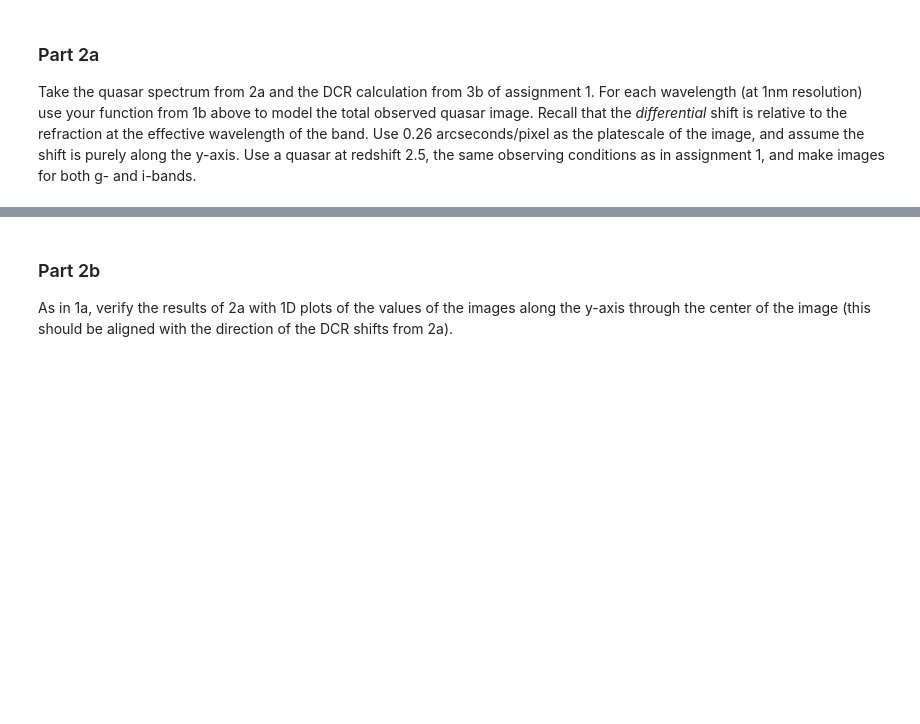
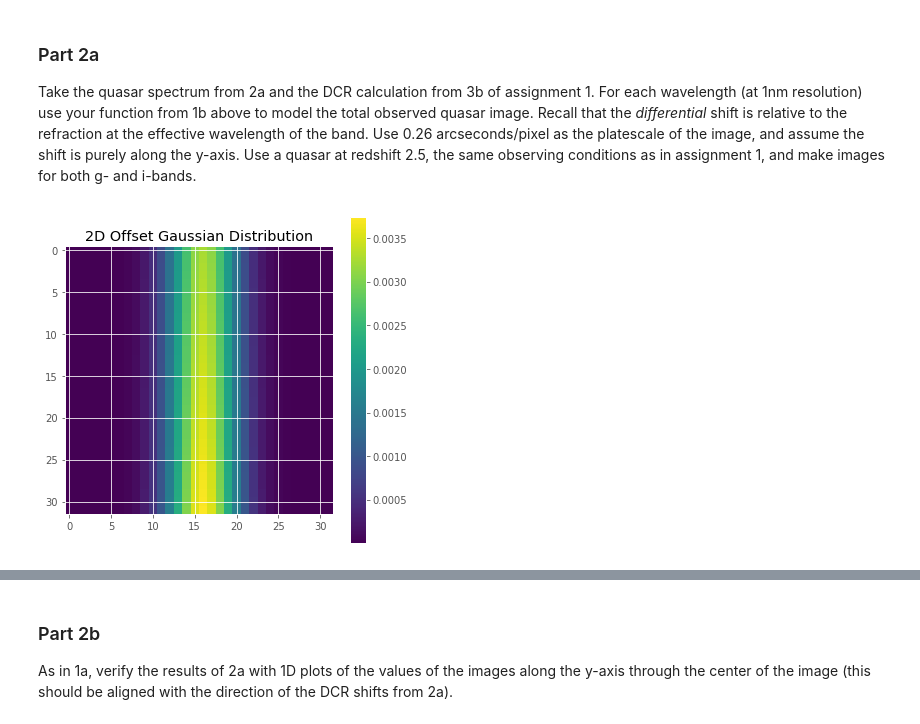
Before and after one commit to abudlong/Astro499, a Jupyter notebook: A499_Winter22_Assignment2.ipynb, the cells around one changed output, grey strips where cells are left out. Saved outputs shown, nothing was run; the diff lists cells and outputs as text; code cells hidden in the pictures; blank space fills up the shorter version.

```diff
--- a/A499_Winter22_Assignment2.ipynb
+++ b/A499_Winter22_Assignment2.ipynb
@@ -566,21 +566,15 @@ ax.set_title('2D Sliced Gaussian Distribution');
 
 Write a function to plot a 2D gaussian at an arbitrary offset from the center. The function should add the new gaussian to an existing image, and should take the FWHM of the gaussian and the flux as keyword parameters.
 # %%
-# have center location as an input
 # flux -> scaling
-def offset_2dgaussian(fwhm, flux, xoffset, yoffset, xcenter = 16, ycenter = 16):
+def offset_2dgaussian(fwhm, flux, xoffset, yoffset, xcenter, ycenter):
+    fluxsum = np.sum(flux)
     sigmax = fwhm/0.26
     sigmay = fwhm/0.26
     diffx = x - xcenter + xoffset
     diffy = y - ycenter + yoffset
-    gaussian = np.exp(-((diffx**2/(2*sigmax**2))+(diffy**2/(2*sigmay**2))))
+    gaussian = np.exp(-((diffx**2/(2*sigmax**2))+(diffy**2/(2*sigmay**2)))) * 1/fluxsum
     return gaussian
-
-def plot_offset_2dgaussian(fwhm, flux, xoffset, yoffset):
-    fig, ax = plt.subplots(1, 1, figsize = (6, 6))
-    offsetgaussian = offset_2dgaussian(fwhm, flux, xoffset, yoffset)
-    ax.imshow(gaussian_2d)
-    ax.set_title('2D Offset Gaussian Distribution');
 # %% [markdown]
 ## Part 2: Model An Observed Quasar
 # %% [markdown]
@@ -588,19 +582,30 @@ def plot_offset_2dgaussian(fwhm, flux, xoffset, yoffset):
 
 Take the quasar spectrum from 2a and the DCR calculation from 3b of assignment 1. For each wavelength (at 1nm resolution) use your function from 1b above to model the total observed quasar image. Recall that the *differential* shift is relative to the refraction at the effective wavelength of the band. Use 0.26 arcseconds/pixel as the platescale of the image, and assume the shift is purely along the y-axis. Use a quasar at redshift 2.5, the same observing conditions as in assignment 1, and make images for both g- and i-bands.
 # %%
-def totalSpectrum(band_wavelength, band_throughput, observed_spectra, relative_fluxdensity, WeightedWavelength, p_s, temperature, p_w, latitude, altitude, zin, fwhm, refraction):
-    for w in wavelength:
+# need shift and scale
+# can go back and make everything sum to 1
+
+def totalImage(band_wavelength, band_throughput, observed_spectra, relative_fluxdensity, WeightedWavelength, p_s, temperature, p_w, latitude, altitude, zin, fwhm, xoffset, yoffset, xcenter, ycenter):
+    image_comp = np.zeros((32, 32)) # float by default
+    refractionindex_eff = atm_refraction(WeightedWavelength, p_s, temperature, p_w, latitude, altitude, zin)
+    for w in band_wavelength:
+
         # calculate flux - 2a
         interpolate = np.interp(observed_spectra, band_wavelength, band_throughput)
         flux = relative_fluxdensity * interpolate
 
         # dcr shift - 3b
-        refractionindex_eff = atm_refraction(WeightedWavelength, p_s, temperature, p_w, latitude, altitude, zin)
-        yoffset = (refraction - refractionindex_eff) * (206265 * u.arcsec)
-        xoffset = 0 # shift purely in the y-direction
+        refraction = atm_refraction(w, p_s, temperature, p_w, latitude, altitude, zin)
+        yoffset = (refraction - refractionindex_eff) * rad2arcsec.value/0.26
+        xoffset = 0/0.26 # shift purely in the y-direction
 
         # creating gaussian
-        newgaussian = offset_2dgaussian(fwhm, flux, xoffset, yoffset)
+        newgaussian = offset_2dgaussian(fwhm, relative_fluxdensity, xoffset, yoffset, xcenter, ycenter)
+        image_comp += newgaussian.value
+        #image_comp += qΩft4
 
-        # plot new gaussian
-        plot_gaussian = plot_offset_2dguassian(fwhm, flux, xoffset, yoffset)
+
+    fig, ax = plt.subplots(1, 1, figsize = (6, 6))
+    im = ax.imshow(image_comp)
+    fig.colorbar(im, orientation = 'vertical')
+    ax.set_title('2D Offset Gaussian Distribution');
@@ -611,0 +612,6 @@ def totalSpectrum(band_wavelength, band_throughput, observed_spectra, relative_f
+# %%
+# G-Band Image
+gimage = totalImage(gband_wavelength, gband_throughput, spectra_obs[4], relative_fluxdensity, gWeightedWavelength, p_s, temperature, p_w, latitude, altitude, zin, 0.8, 0, 0.1, 16, 16)
+gimage
+# %% [output]
+[figure, added]
```
Also changed, not shown: parts of 39 cells of this notebook.
